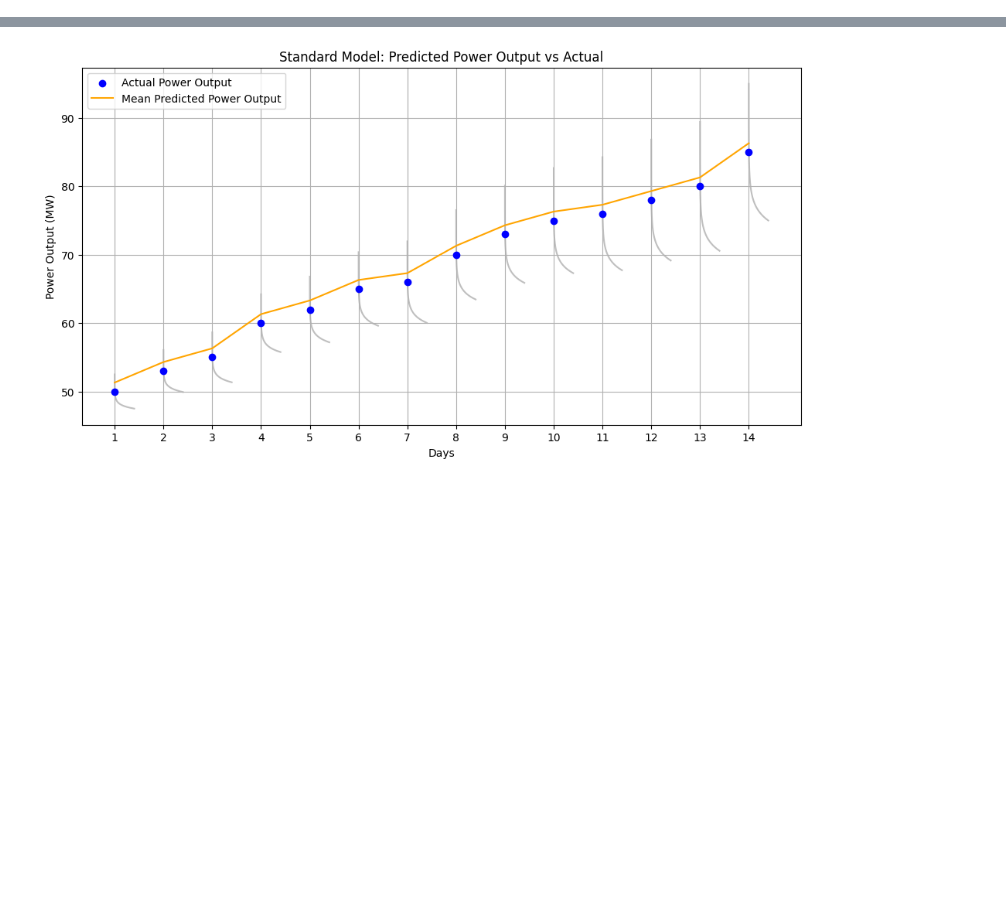
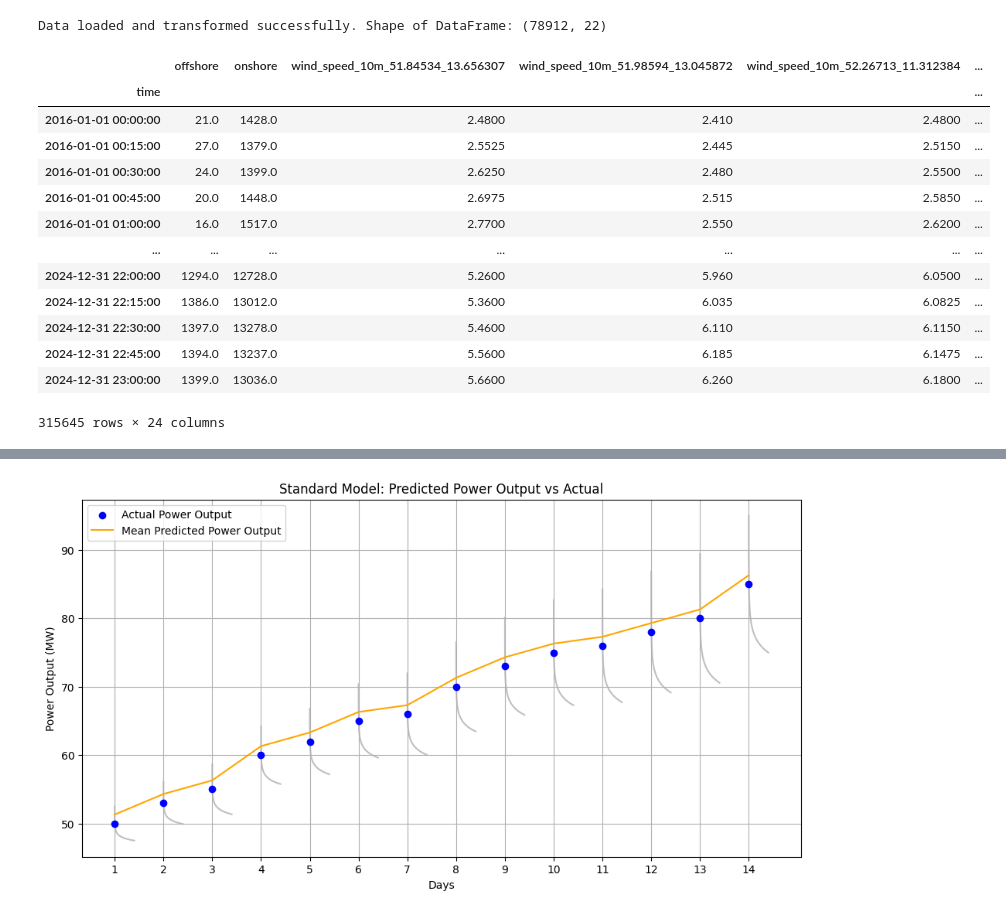
Before and after one commit to Manuel3567/master-thesis, a Jupyter notebook: notebooks/002_electricity_generation.ipynb, the cells around one changed output, grey strips where cells are left out. Saved outputs shown, nothing was run; the diff lists cells and outputs as text; code cells hidden in the pictures; blank space fills up the shorter version.

```diff
--- a/notebooks/002_electricity_generation.ipynb
+++ b/notebooks/002_electricity_generation.ipynb
@@ -0,0 +4,19 @@
+# %%
+df = load_entsoe()
+df
+# %% [output]
+Data loaded and transformed successfully. Shape of DataFrame: (78912, 22)
+|  | offshore | onshore | wind_speed_10m_51.84534_13.656307 | wind_speed_10m_51.98594_13.045872 | wind_speed_10m_52.26713_11.312384 | ... |
+| time |  |  |  |  |  | ... |
+| 2016-01-01 00:00:00 | 21.0 | 1428.0 | 2.4800 | 2.410 | 2.4800 | ... |
+| 2016-01-01 00:15:00 | 27.0 | 1379.0 | 2.5525 | 2.445 | 2.5150 | ... |
+| 2016-01-01 00:30:00 | 24.0 | 1399.0 | 2.6250 | 2.480 | 2.5500 | ... |
+| 2016-01-01 00:45:00 | 20.0 | 1448.0 | 2.6975 | 2.515 | 2.5850 | ... |
+| 2016-01-01 01:00:00 | 16.0 | 1517.0 | 2.7700 | 2.550 | 2.6200 | ... |
+| ... | ... | ... | ... | ... | ... | ... |
+| 2024-12-31 22:00:00 | 1294.0 | 12728.0 | 5.2600 | 5.960 | 6.0500 | ... |
+| 2024-12-31 22:15:00 | 1386.0 | 13012.0 | 5.3600 | 6.035 | 6.0825 | ... |
+| 2024-12-31 22:30:00 | 1397.0 | 13278.0 | 5.4600 | 6.110 | 6.1150 | ... |
+| 2024-12-31 22:45:00 | 1394.0 | 13237.0 | 5.5600 | 6.185 | 6.1475 | ... |
+| 2024-12-31 23:00:00 | 1399.0 | 13036.0 | 5.6600 | 6.260 | 6.1800 | ... |
+315645 rows × 24 columns
```
Also changed, not shown: parts of 2 cells of this notebook, 9 other files.
